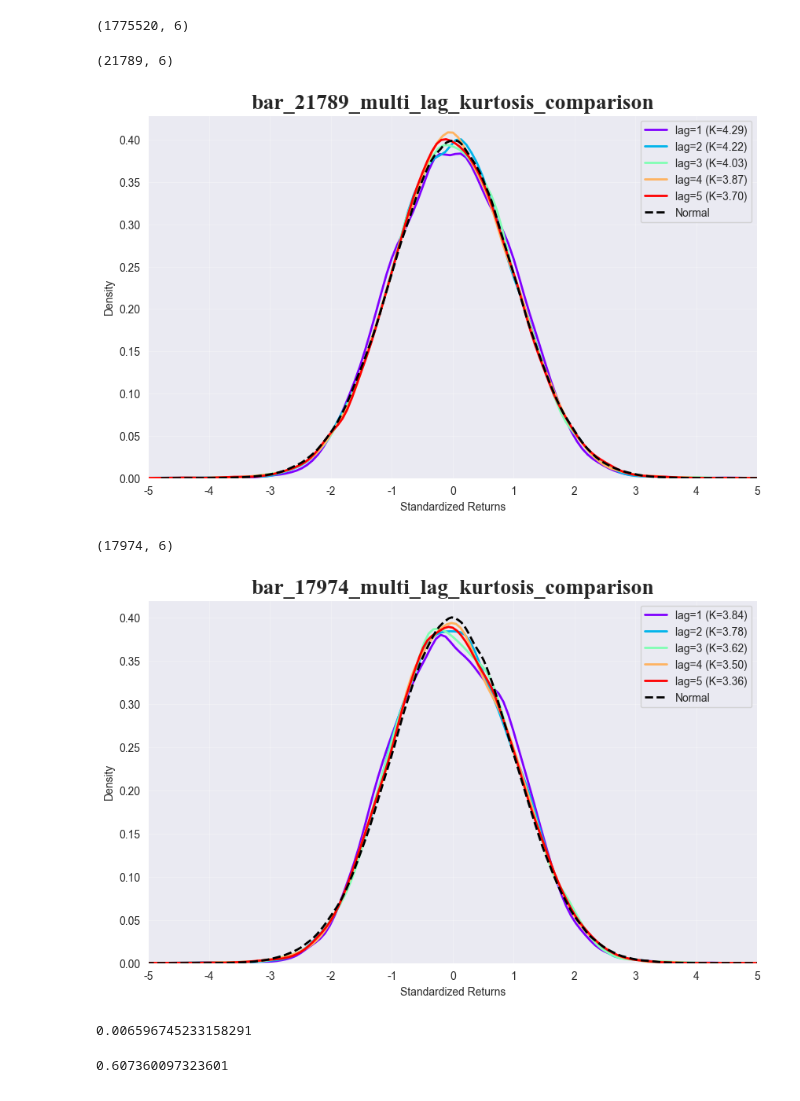
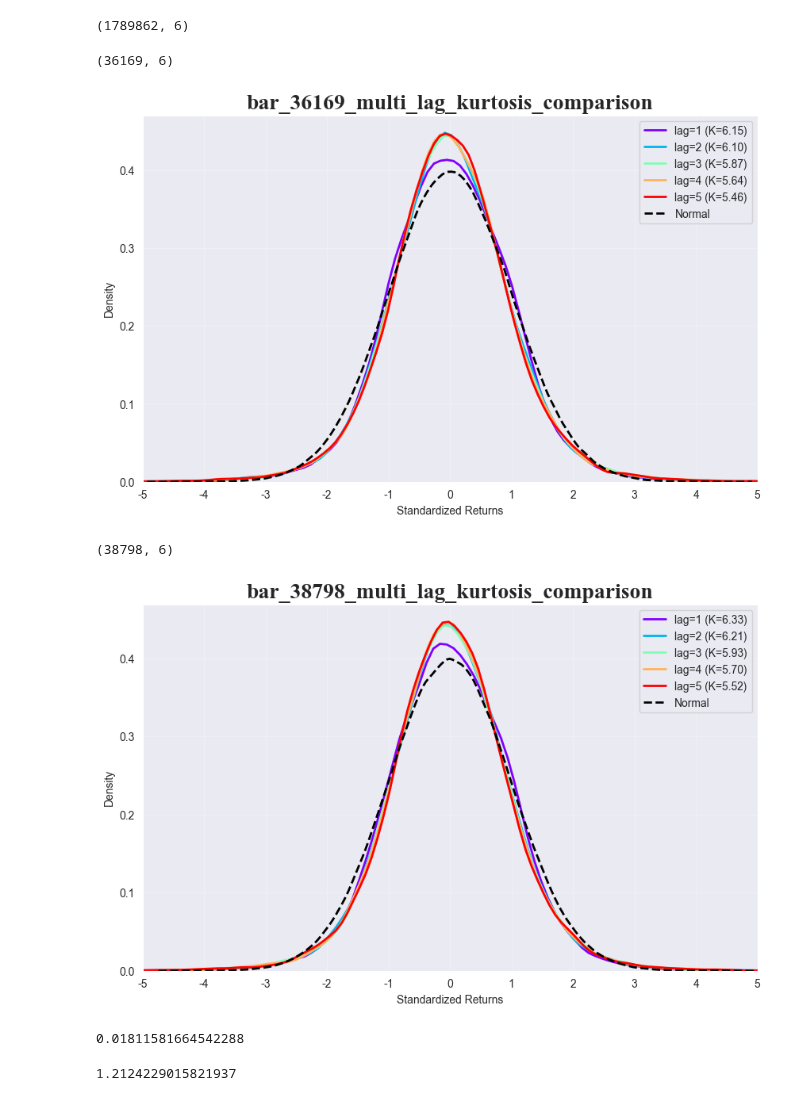
Before and after one commit to ArtiPyHeart/jesse-trade, a Jupyter notebook: Resample_Line_X.ipynb, the cells around one changed output. Saved outputs shown, nothing was run; the diff lists cells and outputs as text; code cells hidden in the pictures.

```diff
--- a/Resample_Line_X.ipynb
+++ b/Resample_Line_X.ipynb
@@ -2,7 +2,7 @@
 from jesse import helpers, research
 
 START = "2022-07-01"
-END = "2025-11-15"
+END = "2025-11-25"
 
 _, candles = research.get_candles(
     "Binance Perpetual Futures",
@@ -14,46 +14,47 @@ _, candles = research.get_candles(
     caching=False,
     is_for_jesse=False,
 )
+candles = candles[candles[:, 5] > 0]
 
 candles.shape
 # %% [output]
-(1775520, 6)
+(1789862, 6)
 # %%
-from src.bars.fusion.demo_v2 import DemoV2Bar
+from src.bars.fusion.demo import DemoBar
 from research.plot import plot_kde
 
-bar_container = DemoV2Bar(clip_r=0, max_bars=-1, threshold=0.47)
+bar_container = DemoBar(clip_r=0.012, threshold=1.399)
 bar_container.update_with_candles(candles)
 fusion_bar = bar_container.get_fusion_bars()
 print(fusion_bar.shape)
 
 plot_kde(fusion_bar[:, 2], lag=5)
 # %% [output]
-(21789, 6)
+(36169, 6)
-[figure, old version]
+[figure, new version]
 # %%
-bar_container = DemoV2Bar(clip_r=0.0055, max_bars=-1, threshold=0.47)
+bar_container = DemoBar(clip_r=0, threshold=1.399)
 bar_container.update_with_candles(candles)
 fusion_bar = bar_container.get_fusion_bars()
 print(fusion_bar.shape)
 
 plot_kde(fusion_bar[:, 2], lag=5)
 # %% [output]
-(17974, 6)
+(38798, 6)
-[figure, old version]
+[figure, new version]
 # %%
 import numpy as np
 
 thres = bar_container.get_thresholds(candles)
-np.mean(thres)
+np.quantile(thres, 0.7)
 # %% [output]
-0.006596745233158291
+0.01811581664542288
 # %%
 import arrow
 
-17973 / (arrow.get(END) - arrow.get(START)).days / 24
+36169 / (arrow.get(END) - arrow.get(START)).days / 24
 # %% [output]
-0.607360097323601
+1.2124229015821937
 # %%
 from pprint import pprint
 from research.hurst_adf_kpss.trend_analyzer import quick_trend_check
```
Also changed, not shown: parts of 1 cell of this notebook, 3 other files.
